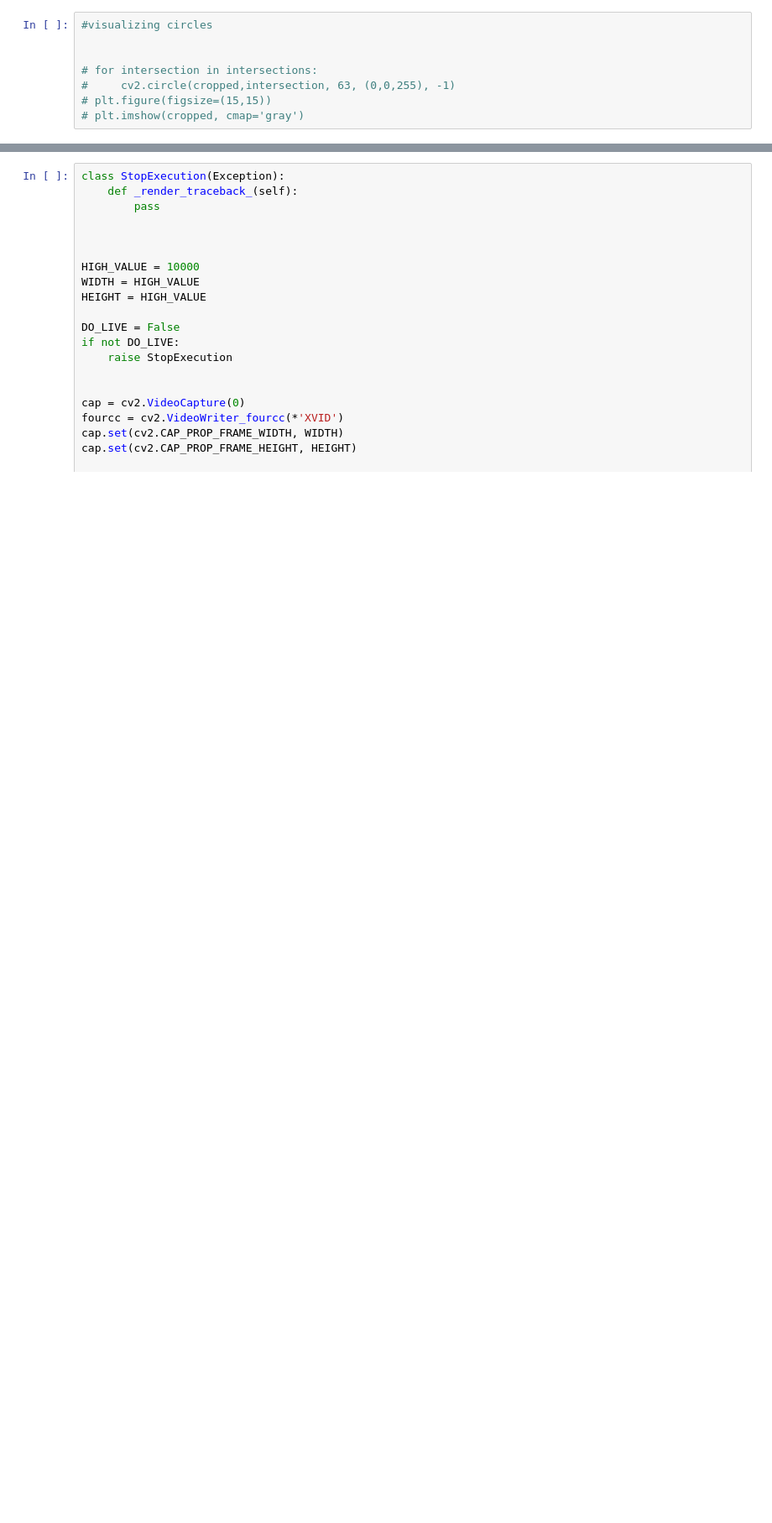
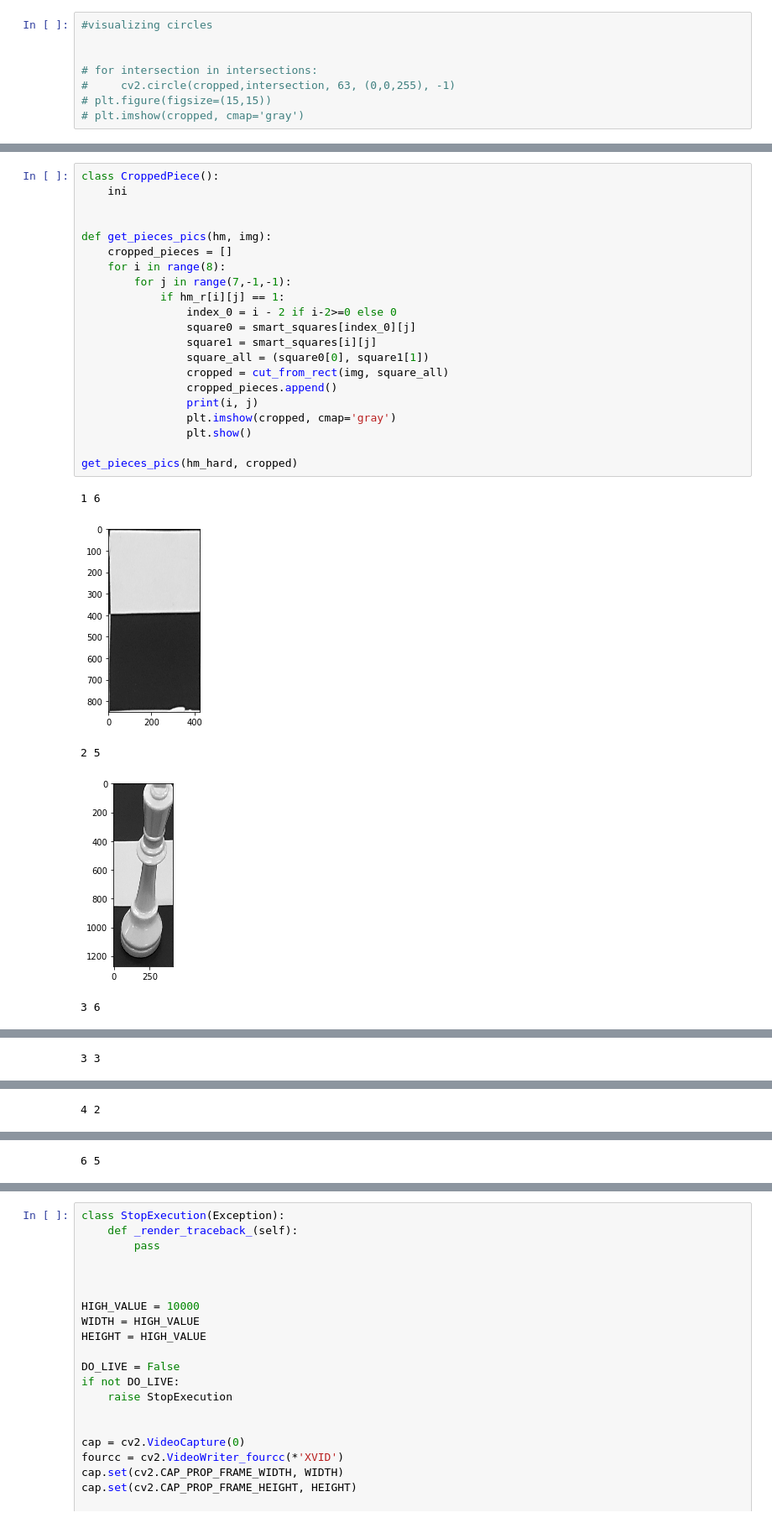
Before and after one commit to xtreemtg/chess_cheaters, a Jupyter notebook: Board_recognizer.ipynb, the cells around one changed output, grey strips where cells are left out. Shown at 84% size. Drawn from its saved outputs; the diff is of its cells as text; blank space fills up the shorter version.

```diff
--- a/Board_recognizer.ipynb
+++ b/Board_recognizer.ipynb
@@ -370,0 +382,27 @@ heatmap2d(hm_r)
+# %%
+class CroppedPiece():
+    ini
+
+
+def get_pieces_pics(hm, img):
+    cropped_pieces = []
+    for i in range(8):
+        for j in range(7,-1,-1):
+            if hm_r[i][j] == 1:
+                index_0 = i - 2 if i-2>=0 else 0
+                square0 = smart_squares[index_0][j]
+                square1 = smart_squares[i][j]
+                square_all = (square0[0], square1[1])
+                cropped = cut_from_rect(img, square_all)
+                cropped_pieces.append()
+                print(i, j)
+                plt.imshow(cropped, cmap='gray')
+                plt.show()
+
+get_pieces_pics(hm_hard, cropped)
+# %% [output]
+1 6
+[figure, added]
+2 5
+[figure, added]
+3 6
@@ -370,0 +410 @@ heatmap2d(hm_r)
+3 3
@@ -370,0 +412 @@ heatmap2d(hm_r)
+4 2
@@ -370,0 +414 @@ heatmap2d(hm_r)
+6 5
```
Also changed, not shown: parts of 14 cells of this notebook, 1 other file.
